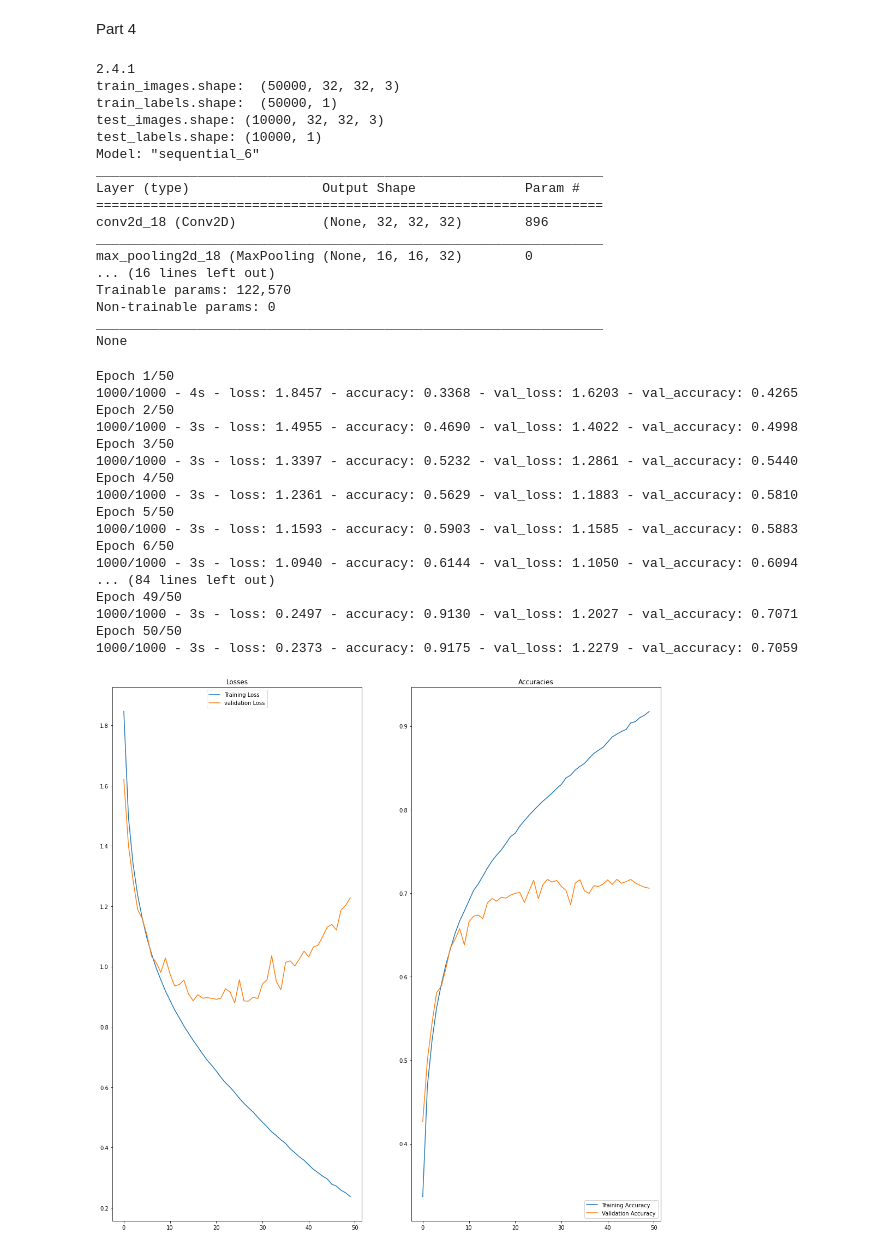
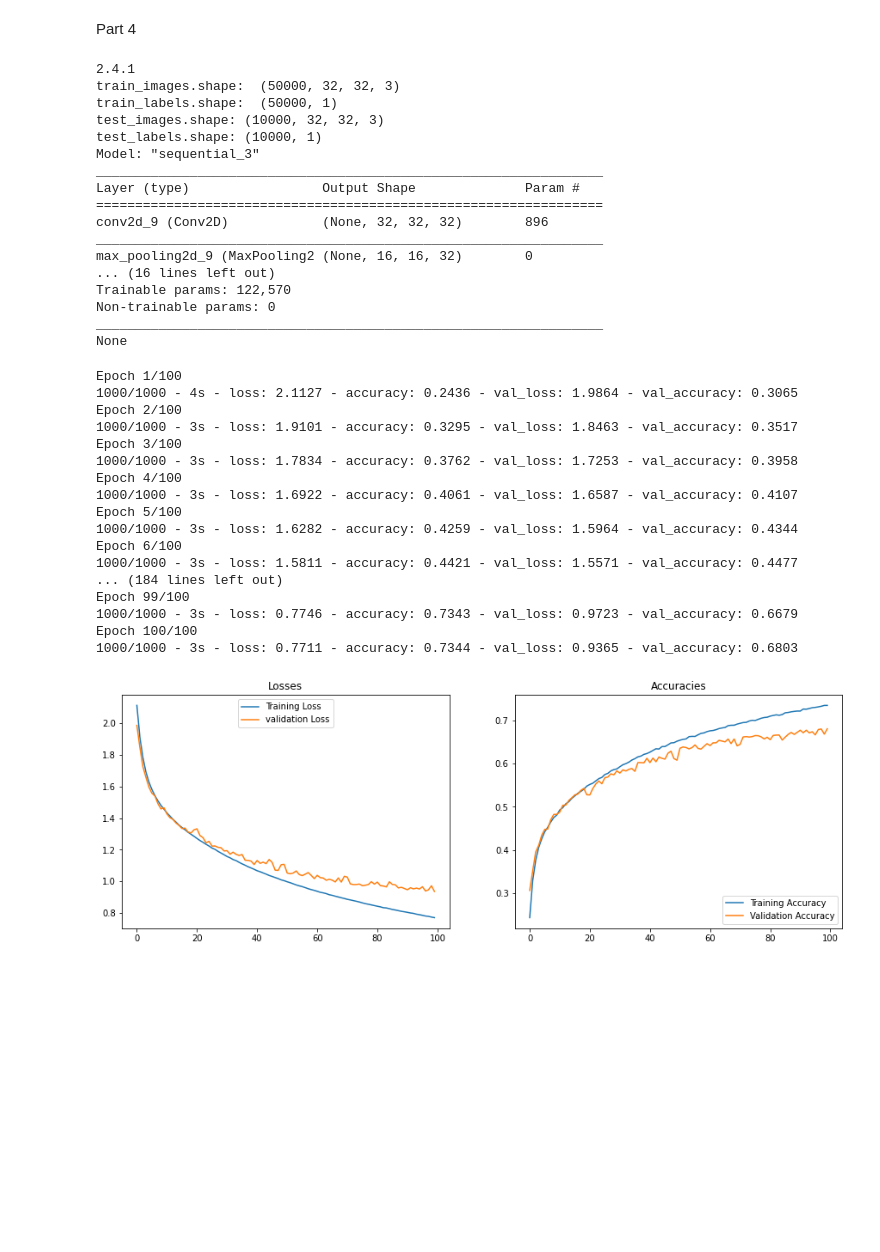
Before and after one commit to Nirhoshan/Image-Processing, a Jupyter notebook: assignment_4.ipynb, the cells around one changed output. Cells and saved outputs as stored; diff of their text form; code cells hidden in the pictures; blank space fills up the shorter version.

```diff
--- a/assignment_4.ipynb
+++ b/assignment_4.ipynb
@@ -454,7 +452,7 @@ model.add(keras.layers.Dense(10, activation='softmax'))
     keras.layers.Dense(10)
 ])
 '''
-opt = keras.optimizers.SGD(lr=0.01, momentum=0.1)
+opt = keras.optimizers.SGD(lr=0.001, momentum=0.1)
 model.compile(optimizer=opt, loss='categorical_crossentropy', metrics=['accuracy'] )
 '''
 model.compile(optimizer='adam',
@@ -475,48 +473,48 @@ train_images.shape:  (50000, 32, 32, 3)
 train_labels.shape:  (50000, 1)
 test_images.shape: (10000, 32, 32, 3)
 test_labels.shape: (10000, 1)
-Model: "sequential_6"
+Model: "sequential_3"
 _________________________________________________________________
 Layer (type)                 Output Shape              Param #
 =================================================================
-conv2d_18 (Conv2D)           (None, 32, 32, 32)        896
+conv2d_9 (Conv2D)            (None, 32, 32, 32)        896
 _________________________________________________________________
-max_pooling2d_18 (MaxPooling (None, 16, 16, 32)        0
+max_pooling2d_9 (MaxPooling2 (None, 16, 16, 32)        0
 ... (16 lines left out)
 Trainable params: 122,570
 Non-trainable params: 0
 _________________________________________________________________
 None
 # %%
-training_history = model.fit(train_images, train_labels,epochs=50, batch_size=50, validation_data=(test_images,  test_labels), verbose = 2)
+training_history = model.fit(train_images, train_labels,epochs=100, batch_size=50, validation_data=(test_images,  test_labels), verbose = 2)
 # %% [output]
-Epoch 1/50
-1000/1000 - 4s - loss: 1.8457 - accuracy: 0.3368 - val_loss: 1.6203 - val_accuracy: 0.4265
-Epoch 2/50
-1000/1000 - 3s - loss: 1.4955 - accuracy: 0.4690 - val_loss: 1.4022 - val_accuracy: 0.4998
-Epoch 3/50
-1000/1000 - 3s - loss: 1.3397 - accuracy: 0.5232 - val_loss: 1.2861 - val_accuracy: 0.5440
-Epoch 4/50
-1000/1000 - 3s - loss: 1.2361 - accuracy: 0.5629 - val_loss: 1.1883 - val_accuracy: 0.5810
-Epoch 5/50
-1000/1000 - 3s - loss: 1.1593 - accuracy: 0.5903 - val_loss: 1.1585 - val_accuracy: 0.5883
-Epoch 6/50
-1000/1000 - 3s - loss: 1.0940 - accuracy: 0.6144 - val_loss: 1.1050 - val_accuracy: 0.6094
-... (84 lines left out)
-Epoch 49/50
-1000/1000 - 3s - loss: 0.2497 - accuracy: 0.9130 - val_loss: 1.2027 - val_accuracy: 0.7071
-Epoch 50/50
-1000/1000 - 3s - loss: 0.2373 - accuracy: 0.9175 - val_loss: 1.2279 - val_accuracy: 0.7059
+Epoch 1/100
+1000/1000 - 4s - loss: 2.1127 - accuracy: 0.2436 - val_loss: 1.9864 - val_accuracy: 0.3065
+Epoch 2/100
+1000/1000 - 3s - loss: 1.9101 - accuracy: 0.3295 - val_loss: 1.8463 - val_accuracy: 0.3517
+Epoch 3/100
+1000/1000 - 3s - loss: 1.7834 - accuracy: 0.3762 - val_loss: 1.7253 - val_accuracy: 0.3958
+Epoch 4/100
+1000/1000 - 3s - loss: 1.6922 - accuracy: 0.4061 - val_loss: 1.6587 - val_accuracy: 0.4107
+Epoch 5/100
+1000/1000 - 3s - loss: 1.6282 - accuracy: 0.4259 - val_loss: 1.5964 - val_accuracy: 0.4344
+Epoch 6/100
+1000/1000 - 3s - loss: 1.5811 - accuracy: 0.4421 - val_loss: 1.5571 - val_accuracy: 0.4477
+... (184 lines left out)
+Epoch 99/100
+1000/1000 - 3s - loss: 0.7746 - accuracy: 0.7343 - val_loss: 0.9723 - val_accuracy: 0.6679
+Epoch 100/100
+1000/1000 - 3s - loss: 0.7711 - accuracy: 0.7344 - val_loss: 0.9365 - val_accuracy: 0.6803
 # %%
 fig, ax = plt.subplots(1,2, figsize = (15,5))
-ax[0].plot(range(50), training_history.history['loss'], label = 'Training Loss')
-ax[0].plot(range(50), training_history.history['val_loss'], label= 'validation Loss')
+ax[0].plot(range(100), training_history.history['loss'], label = 'Training Loss')
+ax[0].plot(range(100), training_history.history['val_loss'], label= 'validation Loss')
 ax[0].legend(loc ='upper center')
 ax[0].set_title('Losses')
-ax[1].plot(range(50), training_history.history['accuracy'], label = 'Training Accuracy')
-ax[1].plot(range(50), training_history.history['val_accuracy'], label = 'Validation Accuracy')
+ax[1].plot(range(100), training_history.history['accuracy'], label = 'Training Accuracy')
+ax[1].plot(range(100), training_history.history['val_accuracy'], label = 'Validation Accuracy')
 ax[1].legend(loc='lower right')
 ax[1].set_title('Accuracies')
 plt.show()
 # %% [output]
-[figure, old version]
+[figure, new version]
```
Also changed, not shown: parts of 5 cells of this notebook.
